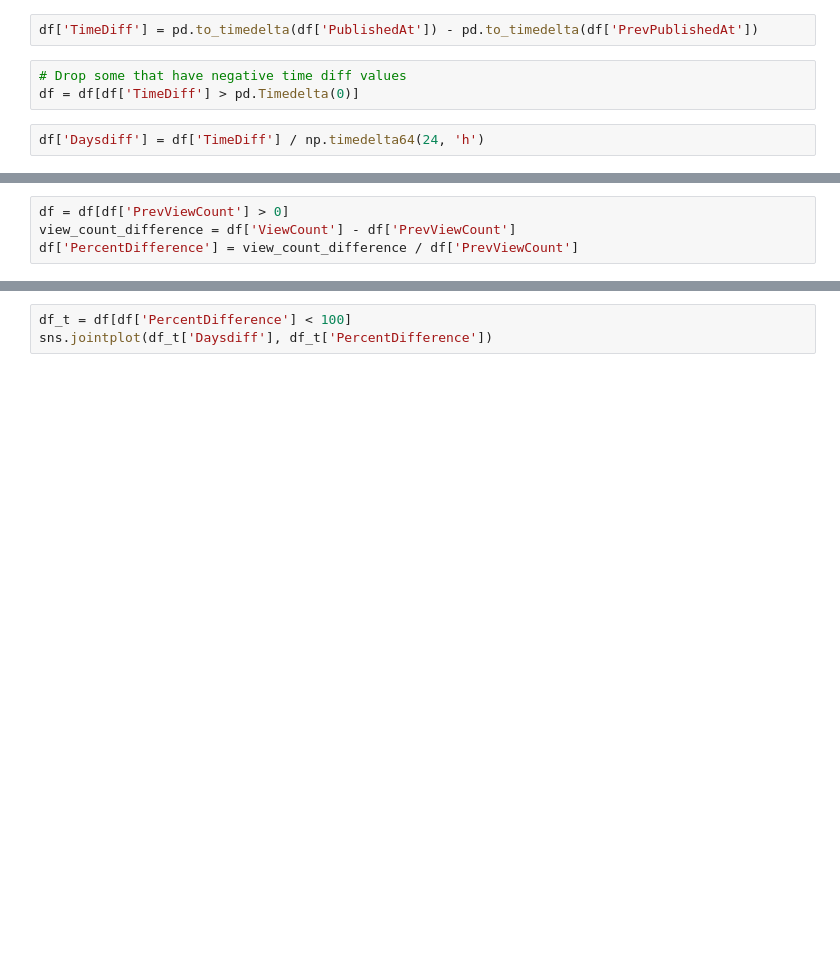
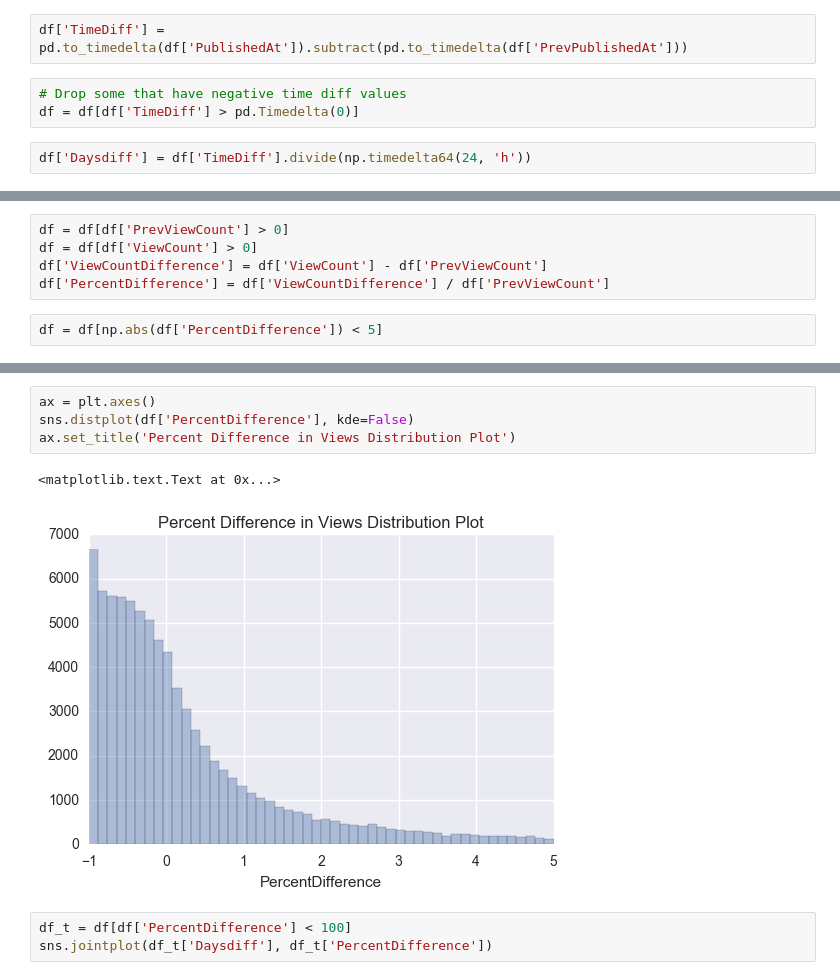
Before and after one commit to allenwang28/YouTube-Virality-Predictor, a Jupyter notebook: notebooks/Data Exploration - Time Based.ipynb, the cells around one changed output, grey strips where cells are left out. Cells and saved outputs as stored; diff of their text form; blank space fills up the shorter version.

Commit message:
Added some changes to time based notebook

```diff
--- a/notebooks/Data Exploration - Time Based.ipynb
+++ b/notebooks/Data Exploration - Time Based.ipynb
@@ -52,7 +75,7 @@ df.dropna()
 # %%
-df['TimeDiff'] = pd.to_timedelta(df['PublishedAt']) - pd.to_timedelta(df['PrevPublishedAt'])
+df['TimeDiff'] = pd.to_timedelta(df['PublishedAt']).subtract(pd.to_timedelta(df['PrevPublishedAt']))
 # %%
 # Drop some that have negative time diff values
 df = df[df['TimeDiff'] > pd.Timedelta(0)]
 # %%
-df['Daysdiff'] = df['TimeDiff'] / np.timedelta64(24, 'h')
+df['Daysdiff'] = df['TimeDiff'].divide(np.timedelta64(24, 'h'))
@@ -71,4 +97,7 @@ sns.jointplot(df_t['PublishedYear'], df_t['ViewCount'])
 # %%
 df = df[df['PrevViewCount'] > 0]
-view_count_difference = df['ViewCount'] - df['PrevViewCount']
-df['PercentDifference'] = view_count_difference / df['PrevViewCount']
+df = df[df['ViewCount'] > 0]
+df['ViewCountDifference'] = df['ViewCount'] - df['PrevViewCount']
+df['PercentDifference'] = df['ViewCountDifference'] / df['PrevViewCount']
+# %%
+df = df[np.abs(df['PercentDifference']) < 5]
@@ -75,3 +116,10 @@ df['PercentDifference'] = view_count_difference / df['PrevViewCount']
+# %%
+ax = plt.axes()
+sns.distplot(df['PercentDifference'], kde=False)
+ax.set_title('Percent Difference in Views Distribution Plot')
+# %% [output]
+<matplotlib.text.Text at 0x...>
+[figure, added]
 # %%
 df_t = df[df['PercentDifference'] < 100]
 sns.jointplot(df_t['Daysdiff'], df_t['PercentDifference'])
```
Also changed, not shown: parts of 19 cells of this notebook.
